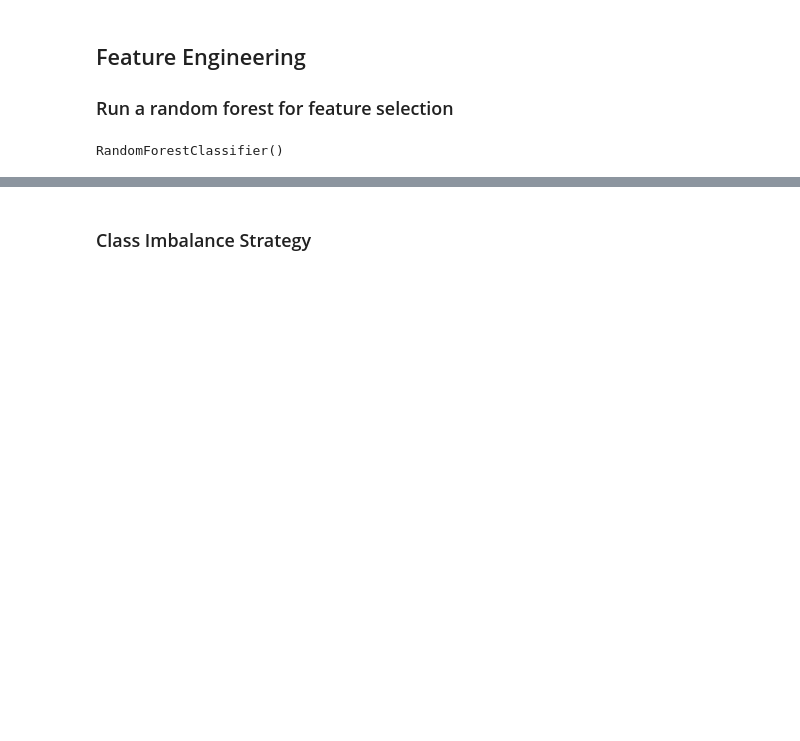
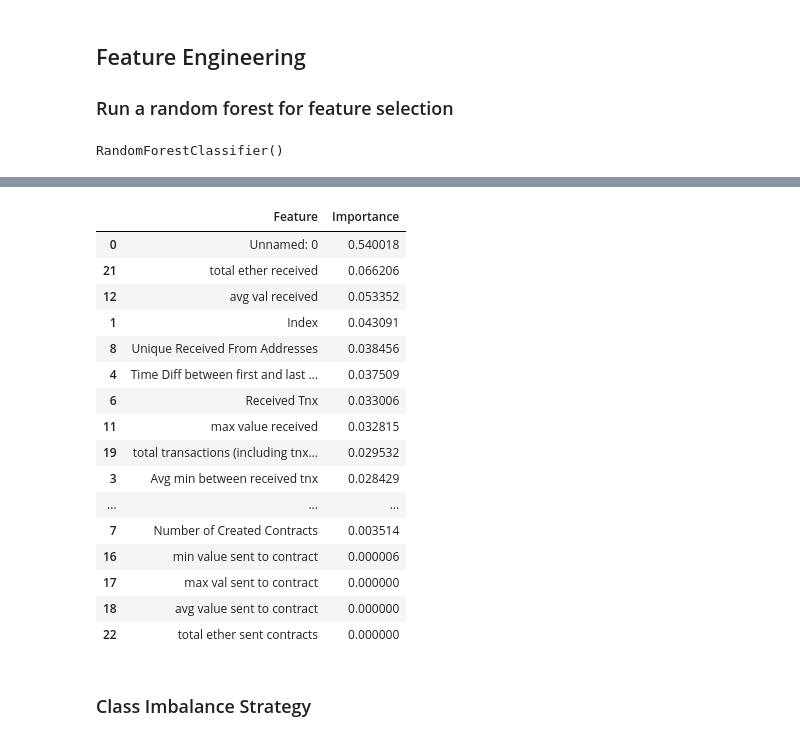
Before and after one commit to ChrisGarciaDS/MSADS-599--Capstone-AddTitle, a Jupyter notebook: Code Library/Data Preparation.ipynb, the cells around one changed output, grey strips where cells are left out. Cells and saved outputs as stored; diff of their text form; code cells hidden in the pictures; blank space fills up the shorter version.

```diff
--- a/Code Library/Data Preparation.ipynb
+++ b/Code Library/Data Preparation.ipynb
@@ -237,3 +240,23 @@ plt.show()
+# %%
+feature_importances_df
+# %% [output]
+|  | Feature | Importance |
+| 0 | Unnamed: 0 | 0.540018 |
+| 21 | total ether received | 0.066206 |
+| 12 | avg val received | 0.053352 |
+| 1 | Index | 0.043091 |
+| 8 | Unique Received From Addresses | 0.038456 |
+| 4 | Time Diff between first and last ... | 0.037509 |
+| 6 | Received Tnx | 0.033006 |
+| 11 | max value received | 0.032815 |
+| 19 | total transactions (including tnx... | 0.029532 |
+| 3 | Avg min between received tnx | 0.028429 |
+| ... | ... | ... |
+| 7 | Number of Created Contracts | 0.003514 |
+| 16 | min value sent to contract | 0.000006 |
+| 17 | max val sent to contract | 0.000000 |
+| 18 | avg value sent to contract | 0.000000 |
+| 22 | total ether sent contracts | 0.000000 |
 # %% [markdown]
 ### Class Imbalance Strategy
 # %%
```
Also changed, not shown: parts of 14 cells of this notebook, 4 other files.
